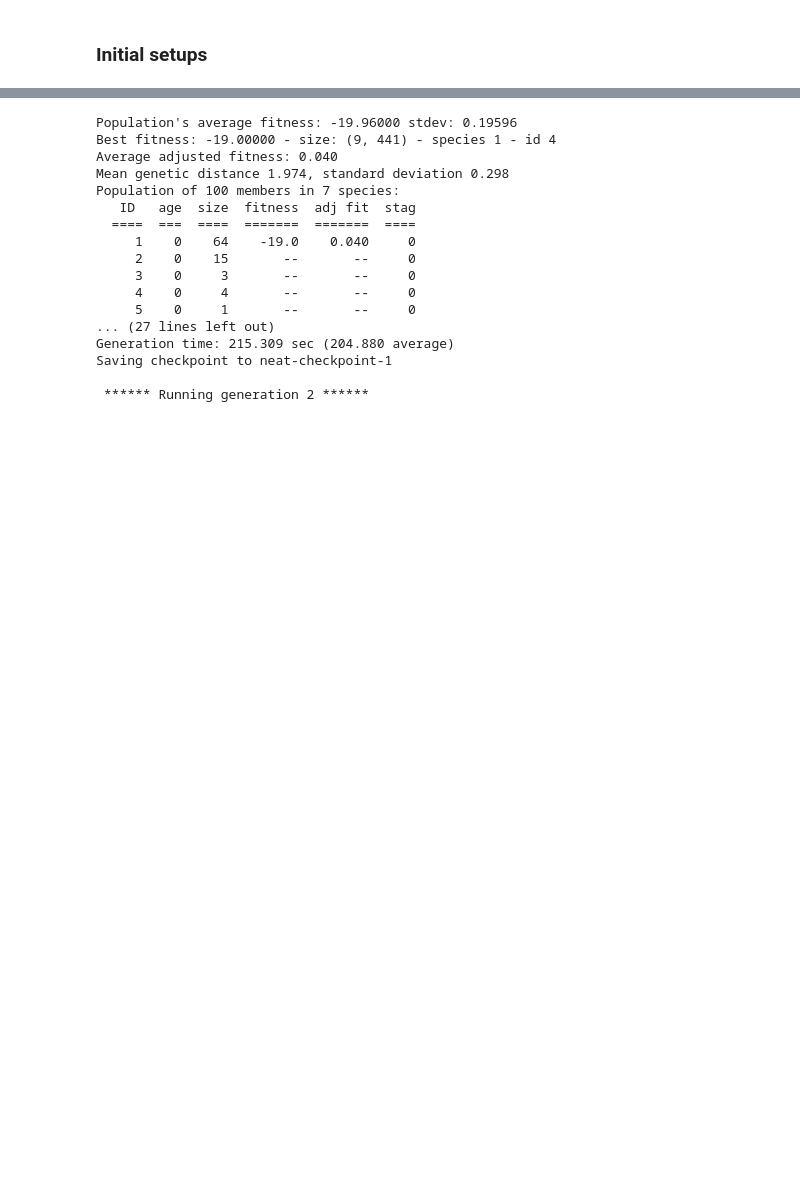
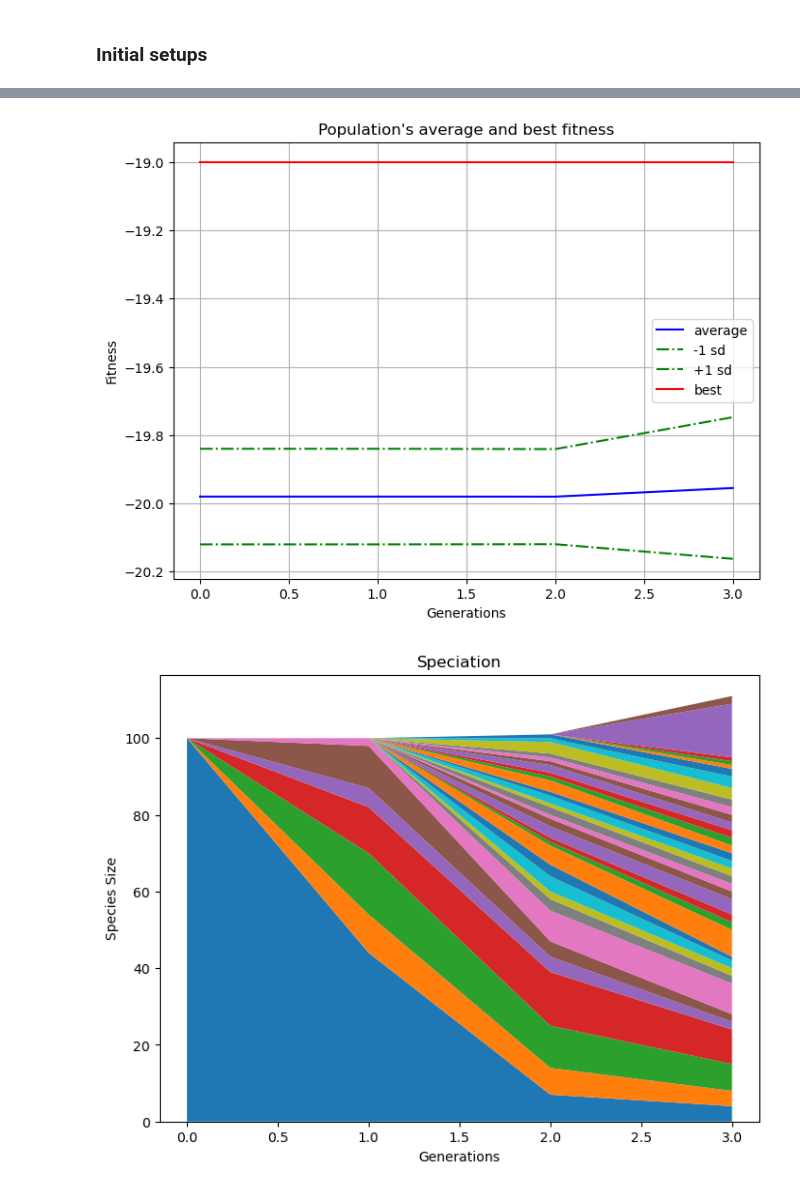
Before and after one commit to npenchev88/Sokoban-SS2024, a Jupyter notebook: Mitko/neat-sokoban-v01-3.ipynb, the cells around one changed output, grey strips where cells are left out. Cells and saved outputs as stored; diff of their text form; code cells hidden in the pictures; blank space fills up the shorter version.

```diff
--- a/Mitko/neat-sokoban-v01-3.ipynb
+++ b/Mitko/neat-sokoban-v01-3.ipynb
@@ -74,12 +74,10 @@ import numpy as np
 import gym_sokoban
 import pickle
 # import os
-file_name = 'winner_test_2.pkl'
+file_name = 'winner_test_3.pkl'
 
 import neat
 import visualize
-
-outputs = [0,1,2,3,4,5,6,7,8]
 
 def process_observation(environment):
     # Convert the observation to RGB frame or custom observation
@@ -155,7 +153,7 @@ p.add_reporter(stats)
 p.add_reporter(neat.Checkpointer(1))
 
 # Run NEAT
-winner = p.run(fitness, 50)
+winner = p.run(fitness, 4)
 
 visualize.plot_stats(stats, ylog=False, view=True)
 visualize.plot_species(stats, view=True)
@@ -168,17 +182,2 @@ with open(file_name, 'wb') as f:
-Population's average fitness: -19.96000 stdev: 0.19596
-Best fitness: -19.00000 - size: (9, 441) - species 1 - id 4
-Average adjusted fitness: 0.040
-Mean genetic distance 1.974, standard deviation 0.298
-Population of 100 members in 7 species:
-   ID   age  size  fitness  adj fit  stag
-  ====  ===  ====  =======  =======  ====
-     1    0    64    -19.0    0.040     0
-     2    0    15       --       --     0
-     3    0     3       --       --     0
-     4    0     4       --       --     0
-     5    0     1       --       --     0
-... (27 lines left out)
-Generation time: 215.309 sec (204.880 average)
-Saving checkpoint to neat-checkpoint-1
-
- ****** Running generation 2 ******
+[figure, added]
+[figure, added]
```
Also changed, not shown: parts of 1 cell of this notebook, 23 other files.
